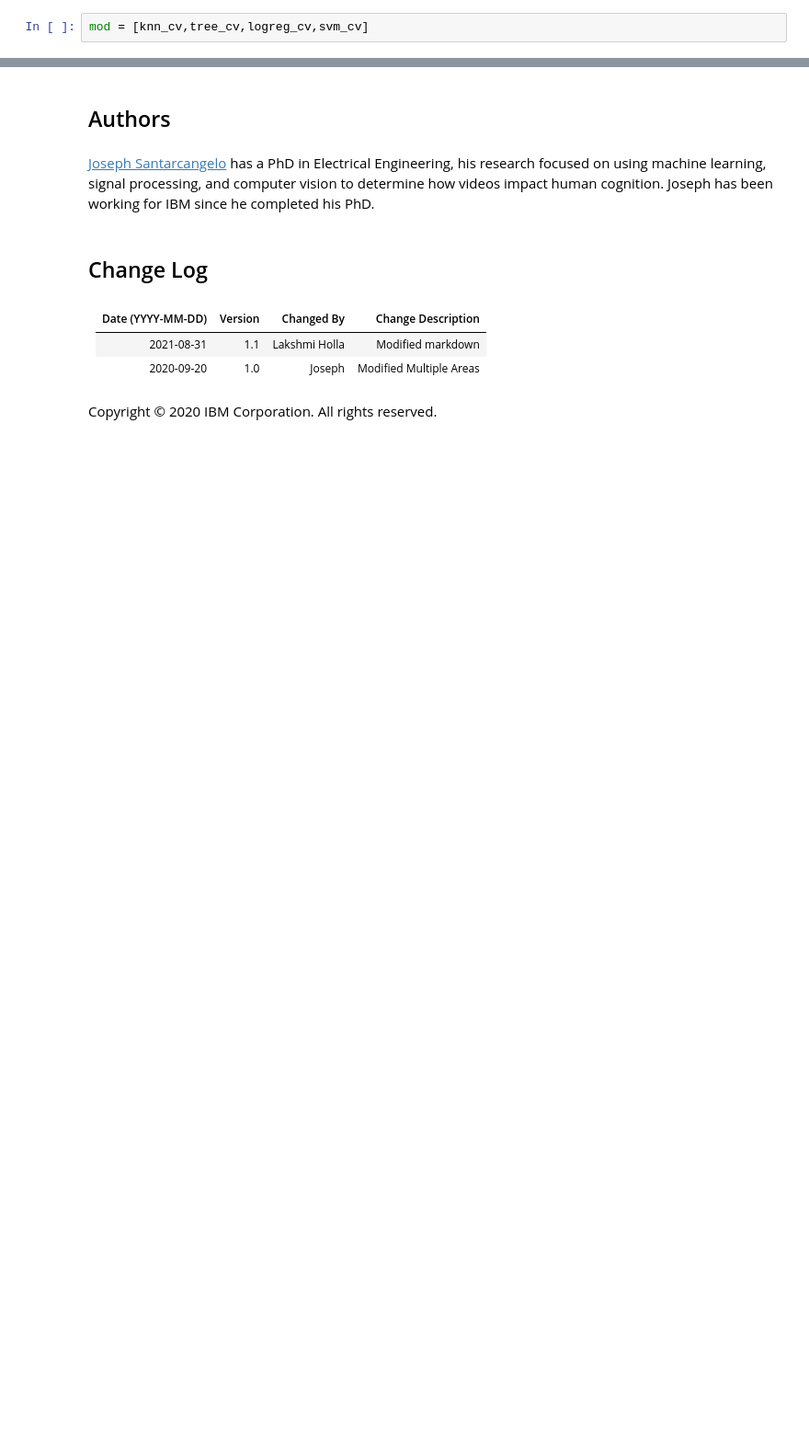
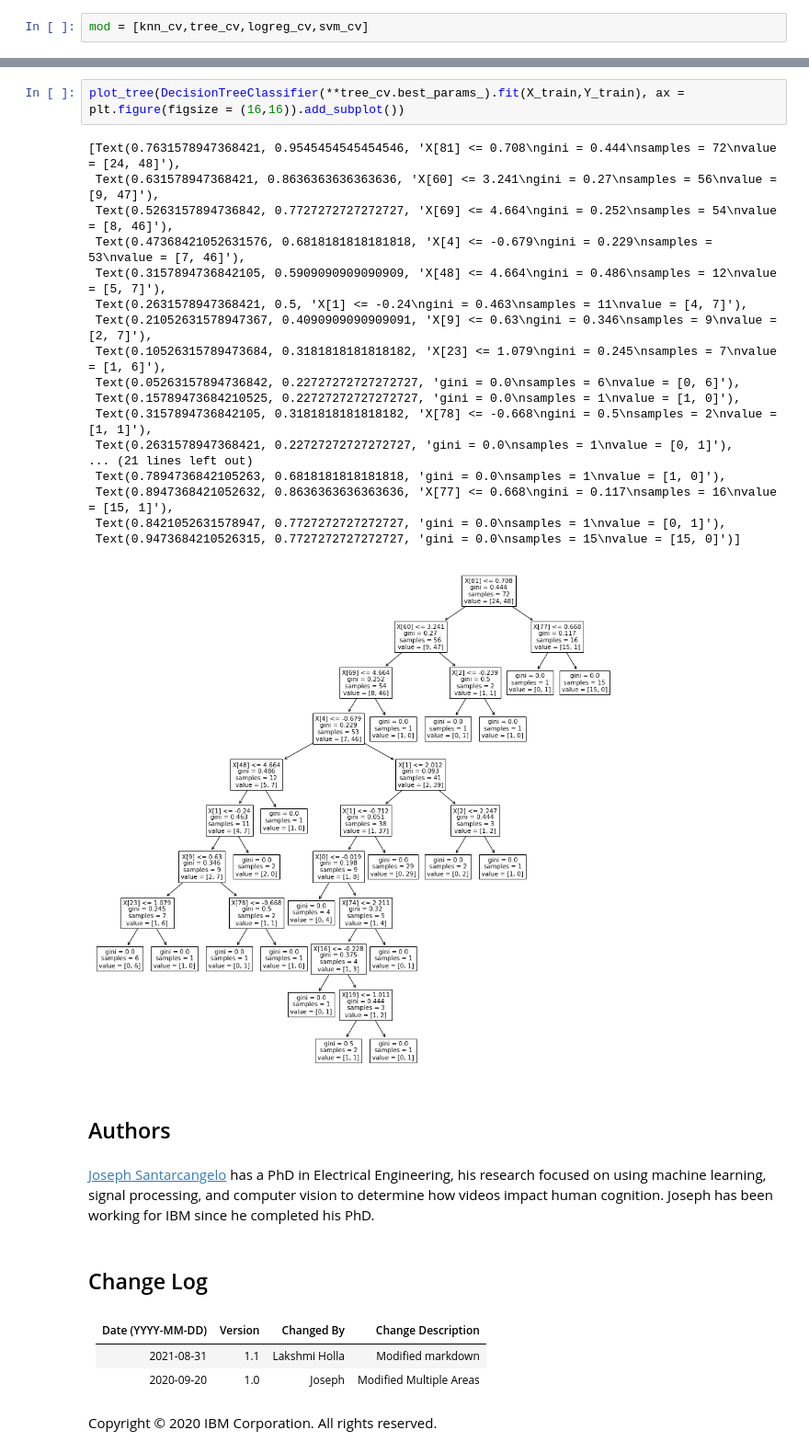
Before and after one commit to Aryan-909/SpaceX_Analysis_project, a Jupyter notebook: Predictive Analysis.ipynb, the cells around one changed output, grey strips where cells are left out. Shown: that part at 92% size. Drawn from its saved outputs; the diff is of its cells as text; blank space fills up the shorter version.

```diff
--- a/Predictive Analysis.ipynb
+++ b/Predictive Analysis.ipynb
@@ -433,3 +426,24 @@ bar_model_chart(mod,Y_test, X_test, jaccard_score)
+# %%
+plot_tree(DecisionTreeClassifier(**tree_cv.best_params_).fit(X_train,Y_train), ax = plt.figure(figsize = (16,16)).add_subplot())
+# %% [output]
+[Text(0.7631578947368421, 0.9545454545454546, 'X[81] <= 0.708\ngini = 0.444\nsamples = 72\nvalue = [24, 48]'),
+ Text(0.631578947368421, 0.8636363636363636, 'X[60] <= 3.241\ngini = 0.27\nsamples = 56\nvalue = [9, 47]'),
+ Text(0.5263157894736842, 0.7727272727272727, 'X[69] <= 4.664\ngini = 0.252\nsamples = 54\nvalue = [8, 46]'),
+ Text(0.47368421052631576, 0.6818181818181818, 'X[4] <= -0.679\ngini = 0.229\nsamples = 53\nvalue = [7, 46]'),
+ Text(0.3157894736842105, 0.5909090909090909, 'X[48] <= 4.664\ngini = 0.486\nsamples = 12\nvalue = [5, 7]'),
+ Text(0.2631578947368421, 0.5, 'X[1] <= -0.24\ngini = 0.463\nsamples = 11\nvalue = [4, 7]'),
+ Text(0.21052631578947367, 0.4090909090909091, 'X[9] <= 0.63\ngini = 0.346\nsamples = 9\nvalue = [2, 7]'),
+ Text(0.10526315789473684, 0.3181818181818182, 'X[23] <= 1.079\ngini = 0.245\nsamples = 7\nvalue = [1, 6]'),
+ Text(0.05263157894736842, 0.22727272727272727, 'gini = 0.0\nsamples = 6\nvalue = [0, 6]'),
+ Text(0.15789473684210525, 0.22727272727272727, 'gini = 0.0\nsamples = 1\nvalue = [1, 0]'),
+ Text(0.3157894736842105, 0.3181818181818182, 'X[78] <= -0.668\ngini = 0.5\nsamples = 2\nvalue = [1, 1]'),
+ Text(0.2631578947368421, 0.22727272727272727, 'gini = 0.0\nsamples = 1\nvalue = [0, 1]'),
+... (21 lines left out)
+ Text(0.7894736842105263, 0.6818181818181818, 'gini = 0.0\nsamples = 1\nvalue = [1, 0]'),
+ Text(0.8947368421052632, 0.8636363636363636, 'X[77] <= 0.668\ngini = 0.117\nsamples = 16\nvalue = [15, 1]'),
+ Text(0.8421052631578947, 0.7727272727272727, 'gini = 0.0\nsamples = 1\nvalue = [0, 1]'),
+ Text(0.9473684210526315, 0.7727272727272727, 'gini = 0.0\nsamples = 15\nvalue = [15, 0]')]
+[figure, added]
 # %% [markdown]
 ## Authors
 # %% [markdown]
```
Also changed, not shown: parts of 11 cells of this notebook.
